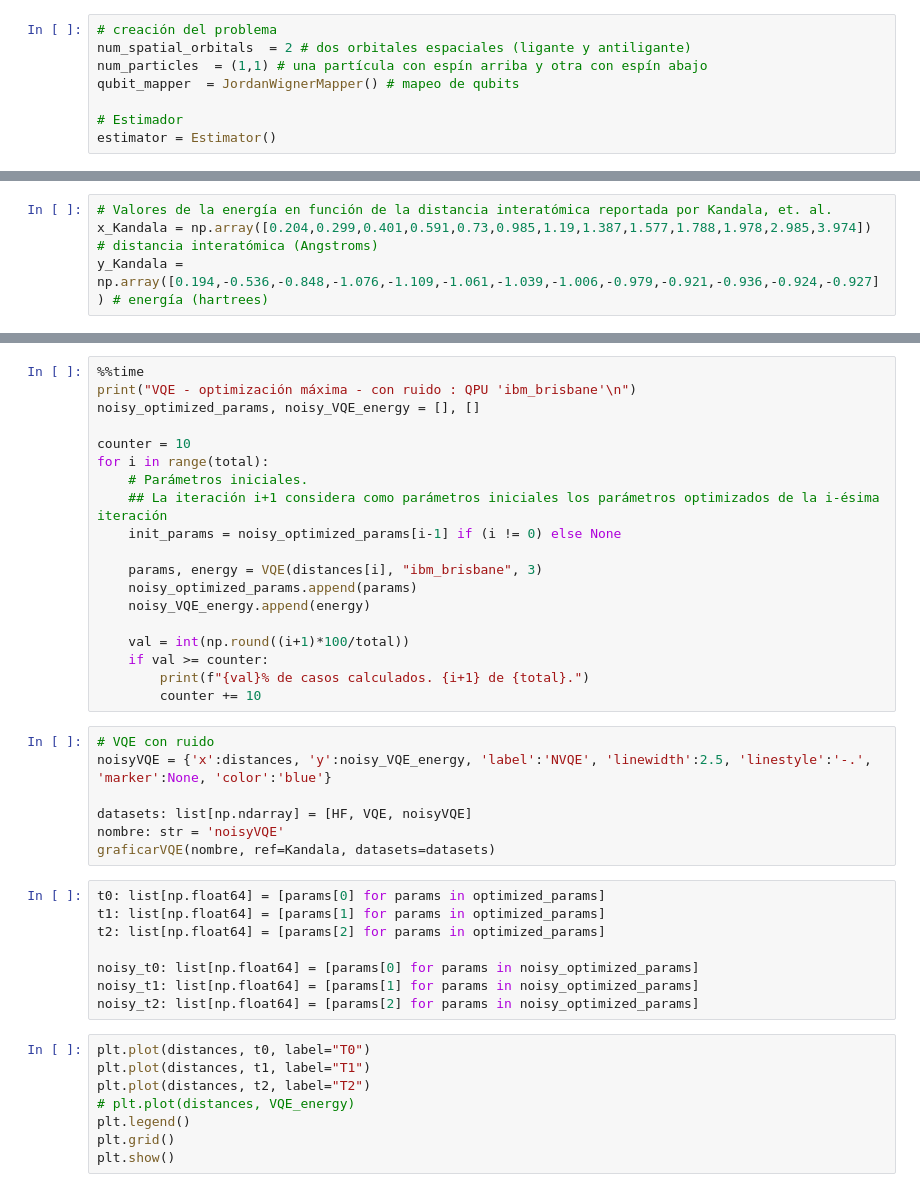
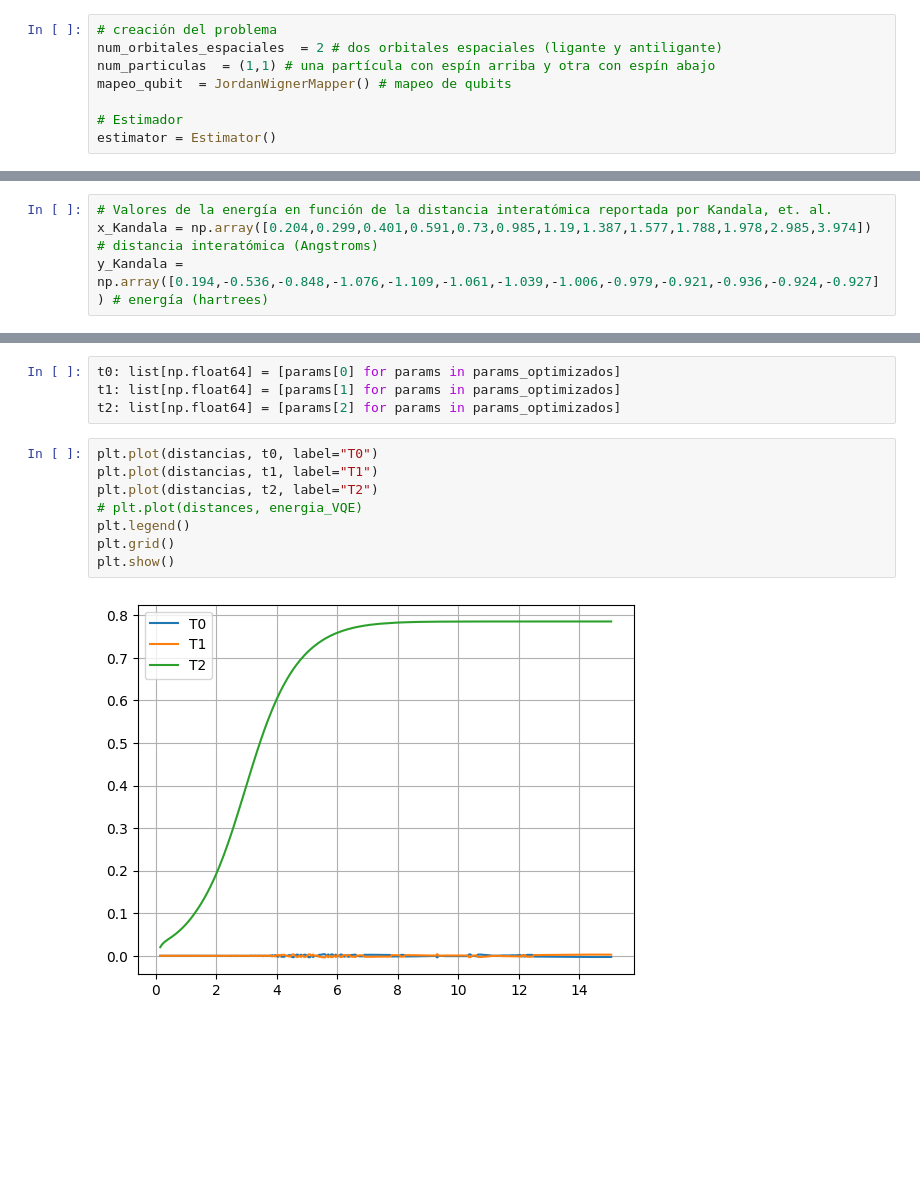
Before and after one commit to ro-sgr/tesis-licenciatura, a Jupyter notebook: (5) VQE.ipynb, the cells around one changed output, grey strips where cells are left out. Drawn from its saved outputs; the diff is of its cells as text; blank space fills up the shorter version.

```diff
--- a/(5) VQE.ipynb
+++ b/(5) VQE.ipynb
@@ -74,9 +61,9 @@ def H2_Hamiltoniano_JW(f11, f33, g1212, g3434, g1313, g1331):
     return hamiltoniano
 # %%
 # creación del problema
-num_spatial_orbitals  = 2 # dos orbitales espaciales (ligante y antiligante)
-num_particles  = (1,1) # una partícula con espín arriba y otra con espín abajo
-qubit_mapper  = JordanWignerMapper() # mapeo de qubits
+num_orbitales_espaciales  = 2 # dos orbitales espaciales (ligante y antiligante)
+num_particulas  = (1,1) # una partícula con espín arriba y otra con espín abajo
+mapeo_qubit  = JordanWignerMapper() # mapeo de qubits
 
 # Estimador
 estimator = Estimator()
@@ -270,42 +241,14 @@ FileNotFoundError: [Errno 2] No such file or directory: 'ibm_token.txt'
-# %%
-%%time
-print("VQE - optimización máxima - con ruido : QPU 'ibm_brisbane'\n")
-noisy_optimized_params, noisy_VQE_energy = [], []
-
-counter = 10
-for i in range(total):
-    # Parámetros iniciales.
-    ## La iteración i+1 considera como parámetros iniciales los parámetros optimizados de la i-ésima iteración
-    init_params = noisy_optimized_params[i-1] if (i != 0) else None
-
-    params, energy = VQE(distances[i], "ibm_brisbane", 3)
-    noisy_optimized_params.append(params)
-    noisy_VQE_energy.append(energy)
-
-    val = int(np.round((i+1)*100/total))
-    if val >= counter:
-        print(f"{val}% de casos calculados. {i+1} de {total}.")
-        counter += 10
-# %%
-# VQE con ruido
-noisyVQE = {'x':distances, 'y':noisy_VQE_energy, 'label':'NVQE', 'linewidth':2.5, 'linestyle':'-.', 'marker':None, 'color':'blue'}
-
-datasets: list[np.ndarray] = [HF, VQE, noisyVQE]
-nombre: str = 'noisyVQE'
-graficarVQE(nombre, ref=Kandala, datasets=datasets)
 # %%
-t0: list[np.float64] = [params[0] for params in optimized_params]
-t1: list[np.float64] = [params[1] for params in optimized_params]
-t2: list[np.float64] = [params[2] for params in optimized_params]
-
-noisy_t0: list[np.float64] = [params[0] for params in noisy_optimized_params]
-noisy_t1: list[np.float64] = [params[1] for params in noisy_optimized_params]
-noisy_t2: list[np.float64] = [params[2] for params in noisy_optimized_params]
+t0: list[np.float64] = [params[0] for params in params_optimizados]
+t1: list[np.float64] = [params[1] for params in params_optimizados]
+t2: list[np.float64] = [params[2] for params in params_optimizados]
 # %%
-plt.plot(distances, t0, label="T0")
-plt.plot(distances, t1, label="T1")
-plt.plot(distances, t2, label="T2")
-# plt.plot(distances, VQE_energy)
+plt.plot(distancias, t0, label="T0")
+plt.plot(distancias, t1, label="T1")
+plt.plot(distancias, t2, label="T2")
+# plt.plot(distances, energia_VQE)
 plt.legend()
 plt.grid()
 plt.show()
+# %% [output]
+[figure, added]
```
Also changed, not shown: parts of 15 cells of this notebook, 22 other files.
